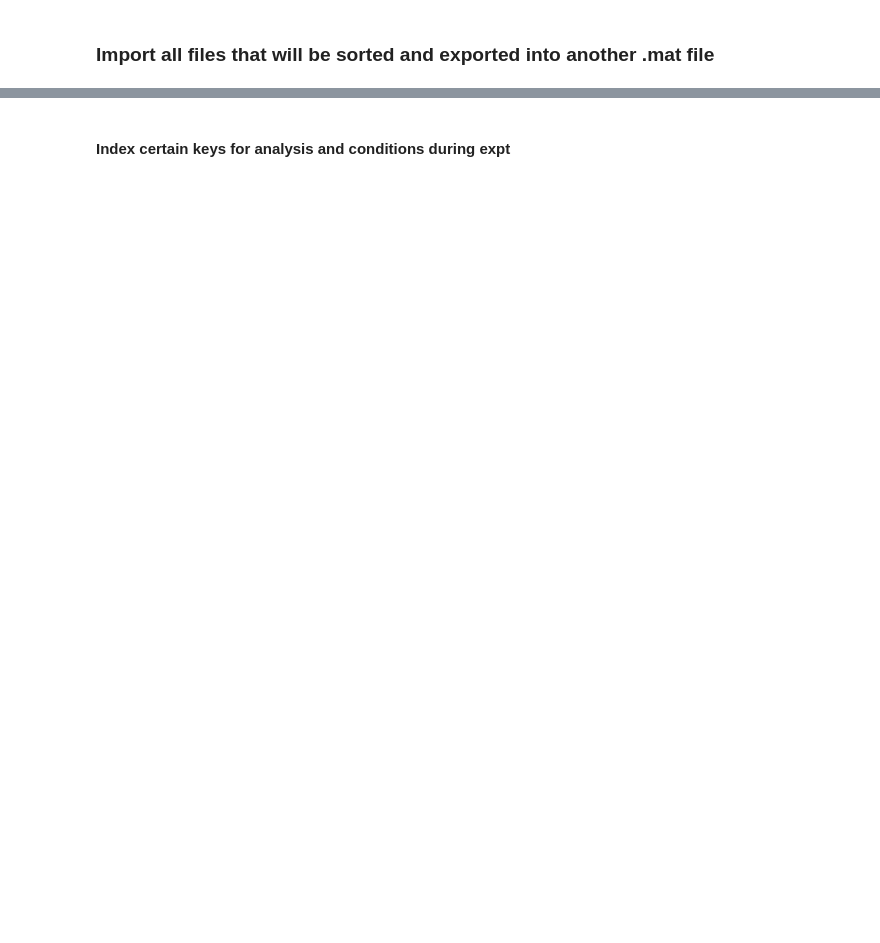
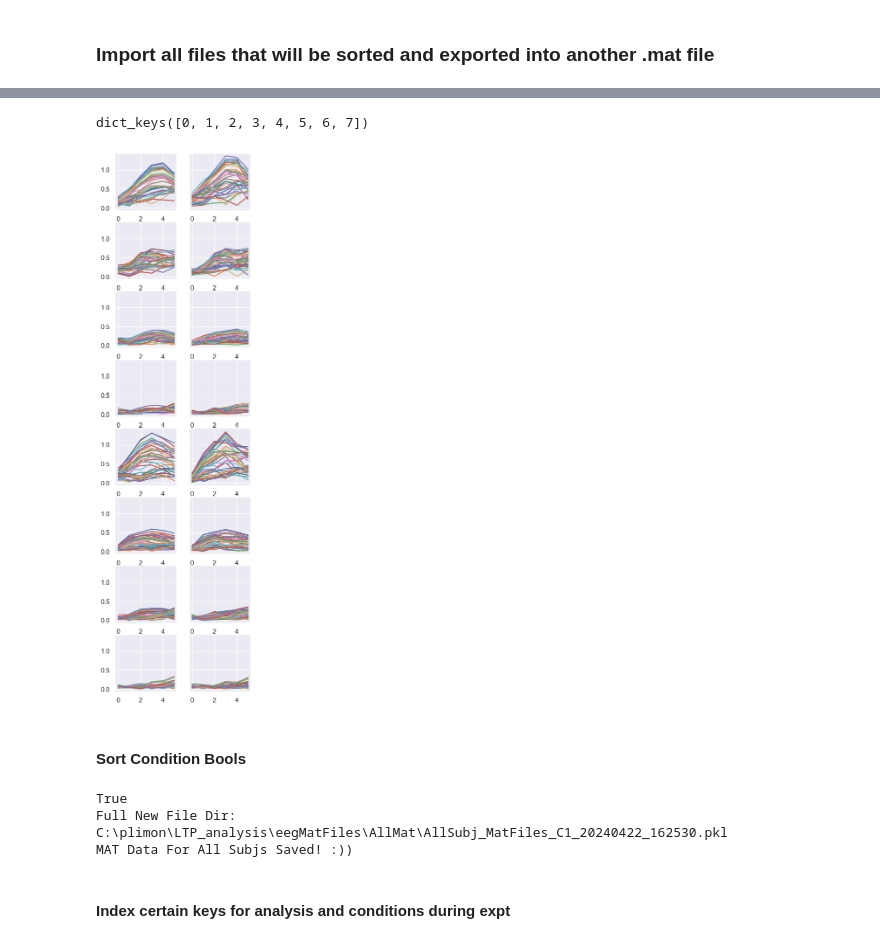
Before and after one commit to PatriciaNL/LTP_analysis, a Jupyter notebook: PythonScripts/ProcessingPipeline/ImportMatnSort.ipynb, the cells around one changed output, grey strips where cells are left out. Cells and saved outputs as stored; diff of their text form; code cells hidden in the pictures; blank space fills up the shorter version.

```diff
--- a/PythonScripts/ProcessingPipeline/ImportMatnSort.ipynb
+++ b/PythonScripts/ProcessingPipeline/ImportMatnSort.ipynb
@@ -21,13 +19,13 @@ sns.set_theme() # set the plotting atmosphere
 # %%
 # Main Directory of processed file from MatLab
 #MainDir = 'D:\\AttnXV3_analysis\\RCA_F1\\AvgCRFs\\' # set dir
-MainDir = 'C:\\plimon\\LTP_analysis\\eegMatFiles' # set dir
+MainDir = 'C:\\plimon\\LTP_analysis\\eegMatFiles\\MAT' # set dir
 os.chdir(MainDir) # change old dir, to this dir
 d = os.listdir(MainDir) # list files in dir
-print(f'Files on hand: {d}')
+print(f'Number of Files on hand: {int(len(d))}')
 ##############################################
-FileN = d[-1] # choose one
+FileN = d[10] # choose one
 file_path1 = os.path.join(MainDir, FileN) # join paths and prep 2 load
 print('Current WD:',file_path1) # does path exist ... ?
-print('Does File #1 Exist?',os.path.exists(file_path1)) # yes or no
+#print('Does File #1 Exist?',os.path.exists(file_path1)) # yes or no
 # %% [output]
@@ -39,3 +33,0 @@ Does File #1 Exist? True
-# %%
-mat_data = scipy.io.loadmat(file_path1) # import data file
-print((mat_data.keys()))
@@ -43,0 +34,10 @@ dict_keys(['__header__', '__version__', '__globals__', 'info', 'signalData', 'no
+# %%
+Fnames = np.sort(d)
+# %%
+NumHarms = 4
+NumBins = 6
+NumHemis = 2
+co = 0
+
+GoodDataDims = NumHarms*NumBins*NumHemis
+GoodKeyDicts = NumHarms*NumHemis
@@ -43,0 +121,16 @@ dict_keys(['__header__', '__version__', '__globals__', 'info', 'signalData', 'no
+# %%
+sIn = 25
+
+fig,axs = plt.subplots(8,2, figsize = (4,16), sharey = True)
+d2p = SignalData[sIn]
+print(d2p.keys())
+
+for i in range(8):
+    #print(d2p[i].shape)
+    axs[i,0].plot(d2p[i][:,0,55:90])
+    axs[i,1].plot(d2p[i][:,1,55:90])
+# %% [output]
+dict_keys([0, 1, 2, 3, 4, 5, 6, 7])
+[figure, added]
+# %% [markdown]
+#### Sort Condition Bools
@@ -44,3 +145,25 @@ dict_keys(['__header__', '__version__', '__globals__', 'info', 'signalData', 'no
+# %%
+SaveDataDir = 'C:\\plimon\\LTP_analysis\\eegMatFiles\\AllMat'
+print(os.path.exists(SaveDataDir)) # does pth exist :p
+
+dnt = datetime.now() # add date and time bc im wreckless when saving ..
+fdnt = dnt.strftime("%Y%m%d_%H%M%S") # set the above as a string ...
+FileOutName = 'AllSubj_MatFiles_C1'
+FileN = f'{FileOutName}_{fdnt}.pkl'
+NewFileNPath = os.path.join(SaveDataDir,FileN)
+print('Full New File Dir: ', NewFileNPath)
+
+saveFile = 'y'
+if saveFile == 'y':
+ with open(NewFileNPath, 'wb') as file:
+    pkl.dump(DataOut, file, protocol=pkl.HIGHEST_PROTOCOL)
+    print('MAT Data For All Subjs Saved! :))')
+else:
+    print('Did Not Save File! Change file name before switching to y!')
+# %% [output]
+True
+Full New File Dir:  C:\plimon\LTP_analysis\eegMatFiles\AllMat\AllSubj_MatFiles_C1_20240422_162530.pkl
+MAT Data For All Subjs Saved! :))
 # %% [markdown]
 #### Index certain keys for analysis and conditions during expt
 # %%
```
Also changed, not shown: parts of 76 cells of this notebook, 4 other files.
